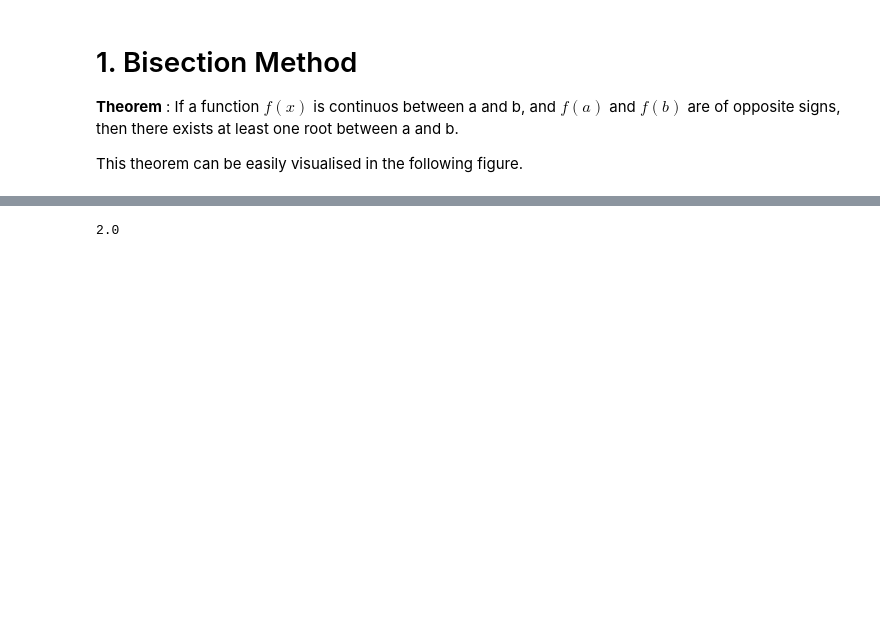
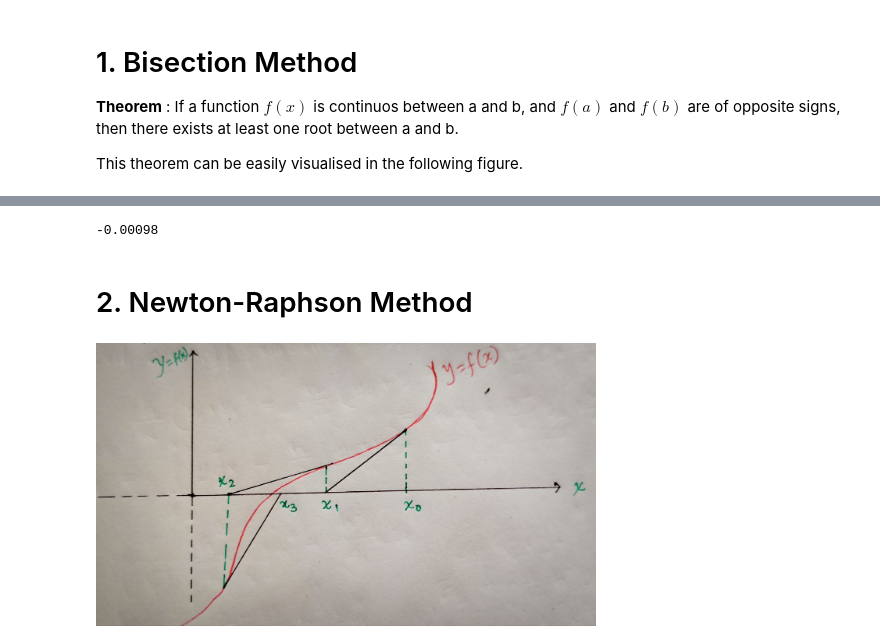
Before and after one commit to Souvik-0612/Numerical_Analysis, a Jupyter notebook: Numerical analysis .ipynb, the cells around one changed output, grey strips where cells are left out. Saved outputs shown, nothing was run; the diff lists cells and outputs as text; code cells hidden in the pictures; blank space fills up the shorter version.

```diff
--- a/Numerical analysis .ipynb
+++ b/Numerical analysis .ipynb
@@ -119,7 +115,17 @@ def Bisection(a, b, f):
              return a
         else:
             return b
-# %%
-Bisection(-1, 3, f)
-# %% [output]
-2.0
+# %%
+def f(x):
+    return x*2
+print(f"{Bisection(-1, 10, f):.5f}")
+# %% [output]
+-0.00098
+# %% [markdown]
+# 2. Newton-Raphson Method
+# %%
+from IPython.display import Image, display
+display(Image(filename = '/home/souvik/Downloads/Telegram Desktop/Newton.jpg',width=500,
+    height=1000))
+# %% [output]
+[figure, added]
```
Also changed, not shown: parts of 9 cells of this notebook.
